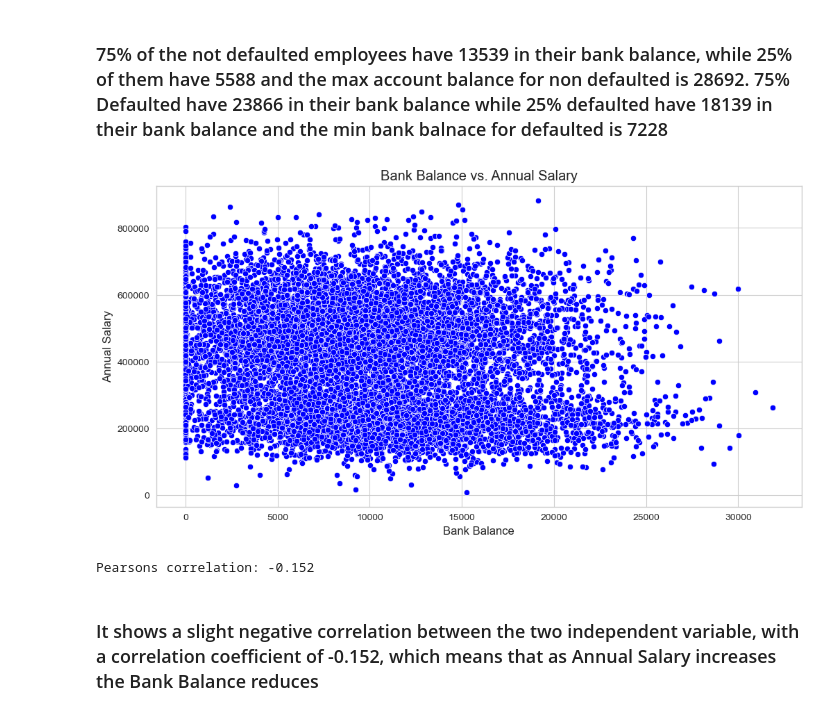
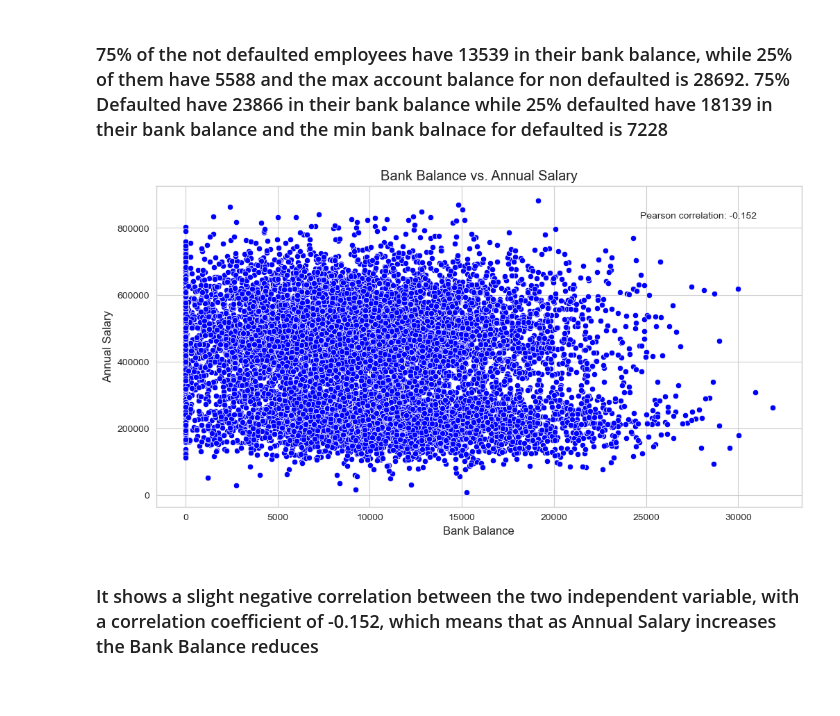
Before and after one commit to LoveRedemption/Loan_Default, a Jupyter notebook: Loan_Default.ipynb, the cells around one changed output. Cells and saved outputs as stored; diff of their text form; code cells hidden in the pictures.

```diff
--- a/Loan_Default.ipynb
+++ b/Loan_Default.ipynb
@@ -283,21 +294,20 @@ plt.show()
 # %%
 # Correlation between Bank Balance and Annual Salary
 sns.set_style('whitegrid')
 plt.figure(figsize=(12, 6))
 sns.scatterplot(x='Bank Balance', y='Annual Salary', data=df, color='blue')
 
 plt.title('Bank Balance vs. Annual Salary')
 plt.xlabel('Bank Balance')
 plt.ylabel('Annual Salary')
 
+# Add Pearson correlation to the plot
+corr = df['Bank Balance'].corr(df['Annual Salary'])
+plt.text(0.75, 0.9, f'Pearson correlation: {corr:.3f}', transform=plt.gca().transAxes)
+
 # Display the plot
 plt.show()
-
-# Add Pearson correlation to the plot
-corr = df['Bank Balance'].corr(df['Annual Salary'])
-print('Pearsons correlation: %.3f' % corr)
 # %% [output]
-[figure, old version]
+[figure, new version]
-Pearsons correlation: -0.152
 # %% [markdown]
 ### It shows a slight negative correlation between the two independent variable, with a correlation coefficient of -0.152, which means that as Annual Salary increases the Bank Balance reduces
```
Also changed, not shown: parts of 4 cells of this notebook, 1 other file.
